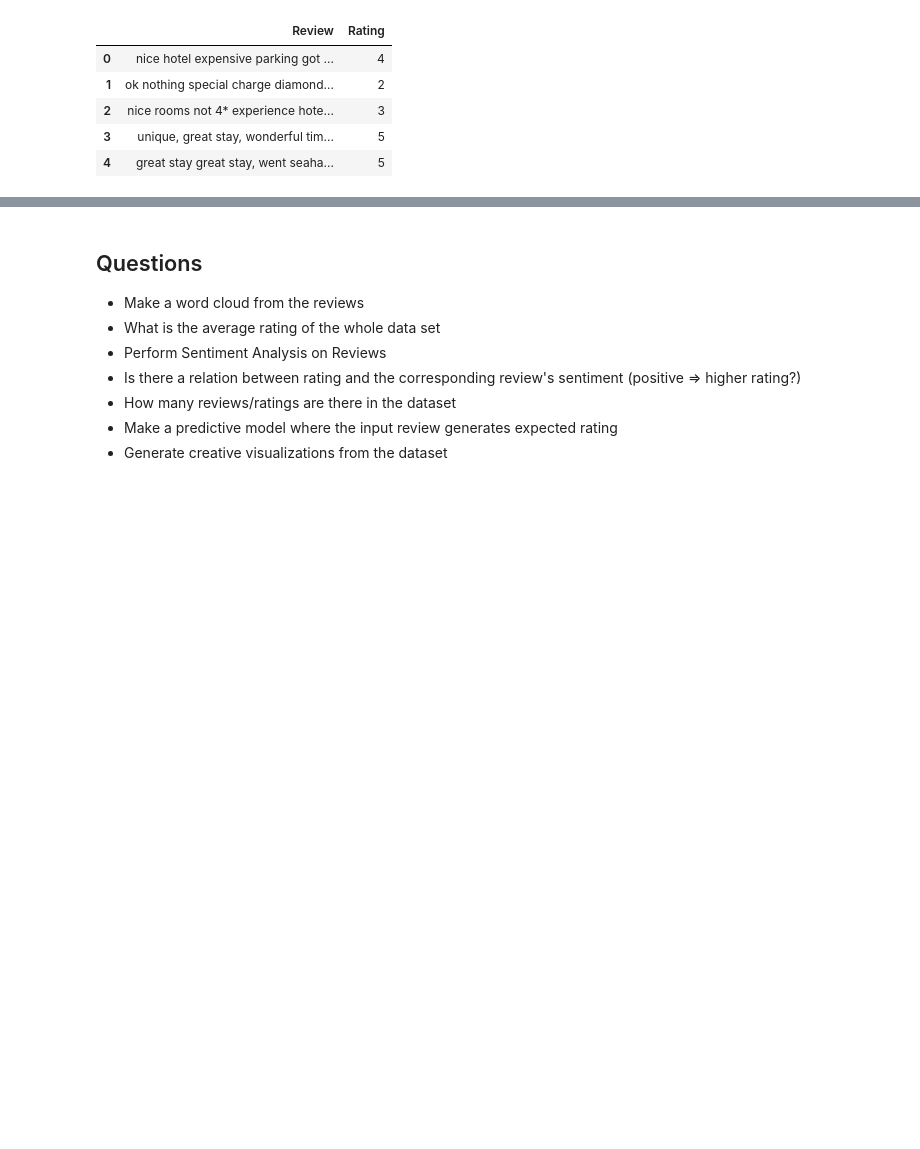
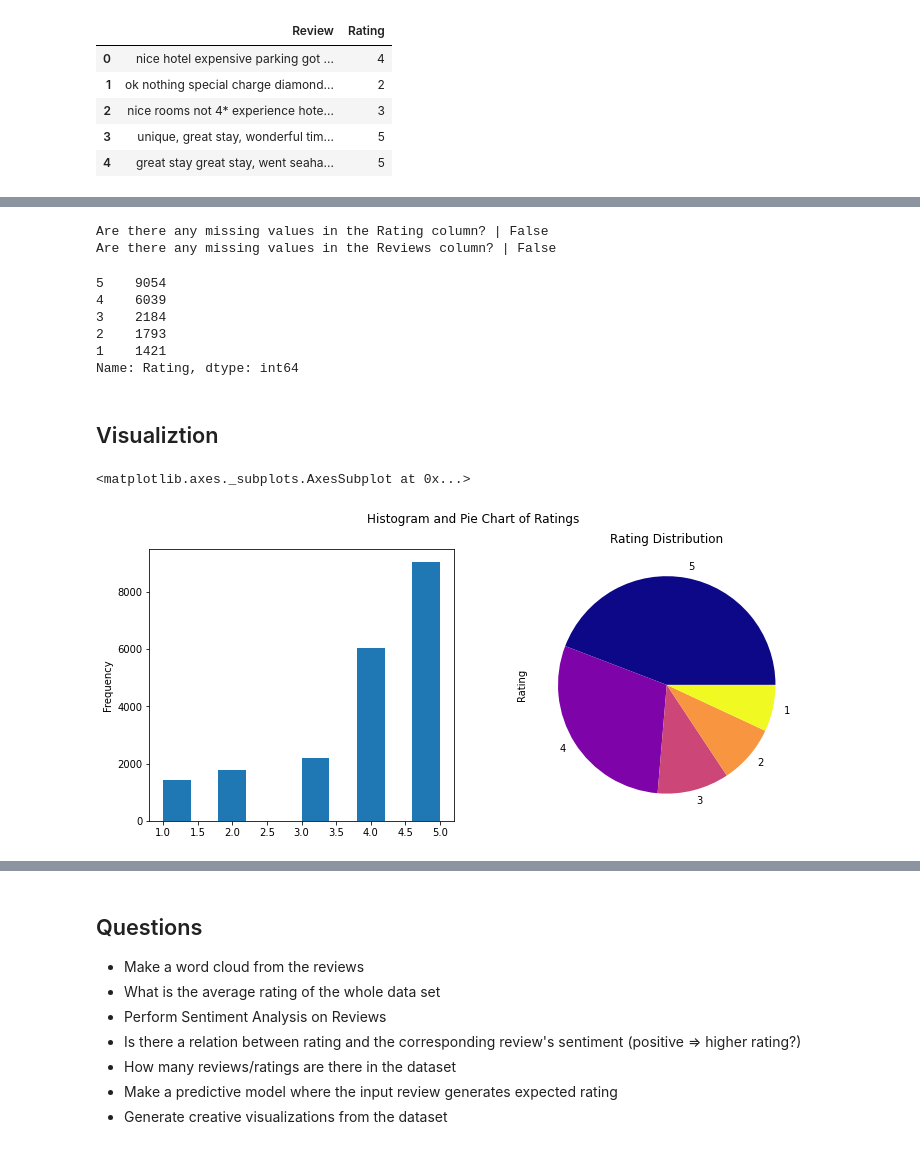
Before and after one commit to ayushxx7/pandas-course-project, a Jupyter notebook: Hotel_Reviews_Prediction.ipynb, the cells around one changed output, grey strips where cells are left out. Cells and saved outputs as stored; diff of their text form; code cells hidden in the pictures; blank space fills up the shorter version.

Commit message:
Data Preparation + Visualization

```diff
--- a/Hotel_Reviews_Prediction.ipynb
+++ b/Hotel_Reviews_Prediction.ipynb
@@ -62,0 +73,6 @@ df.head(5)
+# %%
+print(f"Are there any missing values in the Rating column? | {df['Rating'].isnull().values.any()}")
+print(f"Are there any missing values in the Reviews column? | {df['Review'].isnull().values.any()}")
+# %% [output]
+Are there any missing values in the Rating column? | False
+Are there any missing values in the Reviews column? | False
@@ -62,0 +81,22 @@ df.head(5)
+# %%
+print(df.Rating.value_counts())
+# %% [output]
+5    9054
+4    6039
+3    2184
+2    1793
+1    1421
+Name: Rating, dtype: int64
+# %% [markdown]
+## Visualiztion
+# %%
+# Ratings
+fig,(ax1,ax2)=plt.subplots(1,2, figsize=(12,5))
+plt.suptitle('Histogram and Pie Chart of Ratings')
+df['Rating'].plot(kind='hist', ax=ax1)
+# df['Rating'].value_counts().plot(kind='bar', ax=ax2)
+df.Rating.value_counts().plot(kind='pie', colormap='plasma', title="Rating Distribution", ax=ax2)
+# df['Rating'].plot(kind='hist')
+# %% [output]
+<matplotlib.axes._subplots.AxesSubplot at 0x...>
+[figure, added]
```
Also changed, not shown: parts of 7 cells of this notebook.
